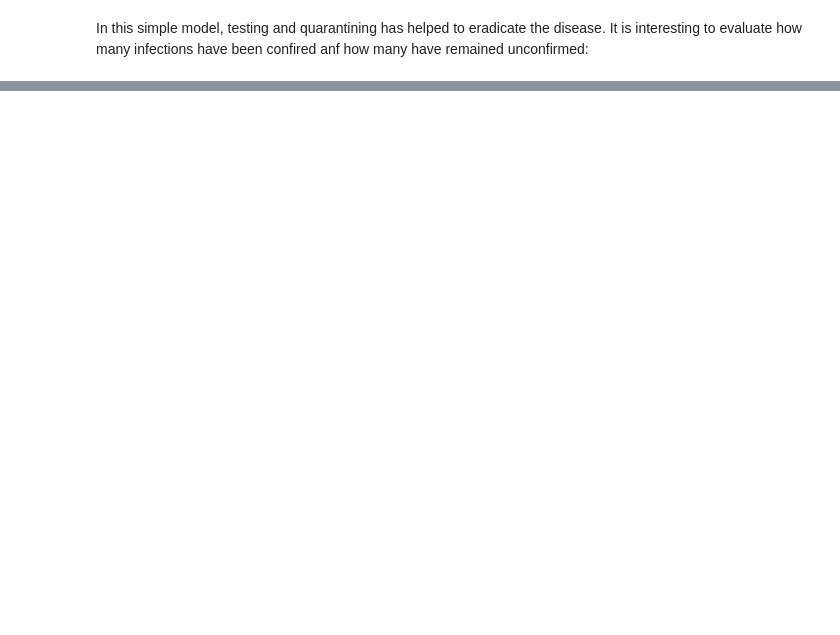
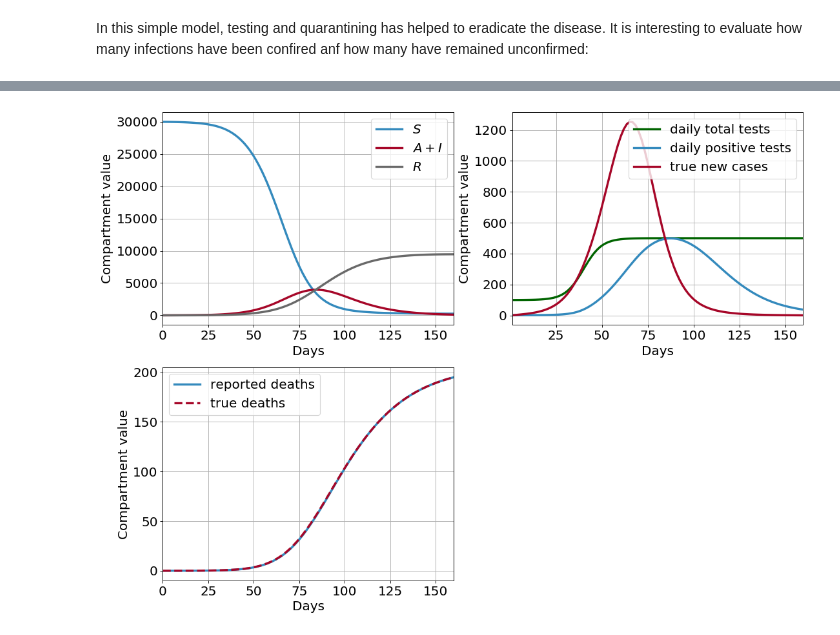
Before and after one commit to rajeshrinet/pyross, a Jupyter notebook: examples/deterministic/ex17-SppQ.ipynb, the cells around one changed output, grey strips where cells are left out. Cells and saved outputs as stored; diff of their text form; code cells hidden in the pictures; blank space fills up the shorter version.

```diff
--- a/examples/deterministic/ex17-SppQ.ipynb
+++ b/examples/deterministic/ex17-SppQ.ipynb
@@ -166,0 +270,59 @@ Total cases: 502
+# %%
+# plot the data and obtain the epidemic curve
+S  = np.sum(model.model_class_data('S', data), axis=1)
+E  = np.sum(model.model_class_data('E', data), axis=1)
+A  = np.sum(model.model_class_data('A', data), axis=1)
+Ia = np.sum(model.model_class_data('Ia', data), axis=1)
+Is = np.sum(model.model_class_data('Is', data), axis=1)
+Im = np.sum(model.model_class_data('Im', data), axis=1)
+R  = np.sum(model.model_class_data('R', data), axis=1)
+SQ  = np.sum(model.model_class_data('SQ', data), axis=1)
+EQ  = np.sum(model.model_class_data('EQ', data), axis=1)
+AQ  = np.sum(model.model_class_data('AQ', data), axis=1)
+IaQ = np.sum(model.model_class_data('IaQ', data), axis=1)
+IsQ = np.sum(model.model_class_data('IsQ', data), axis=1)
+ImQ = np.sum(model.model_class_data('ImQ', data), axis=1)
+RQ  = np.sum(model.model_class_data('RQ', data), axis=1)
+NQ  = np.sum(model.model_class_data('NiQ', data), axis=1)
+
+
+
+t = data['t']
+
+
+fig = plt.figure(num=None, figsize=(16, 12), dpi=80, facecolor='w', edgecolor='k')
+plt.rcParams.update({'font.size': 18})
+
+plt.subplot(2, 2, 1)
+plt.plot(t, S, '-', color="#348ABD", label='$S$', lw=3)
+plt.plot(t, A+Ia+Is+Im, '-', color='#A60628', label='$A+I$', lw=3)
+plt.plot(t, R, '-', color="dimgrey", label='$R$', lw=3)
+
+
+plt.legend(fontsize=18); plt.grid()
+plt.autoscale(enable=True, axis='x', tight=True)
+plt.ylabel('Compartment value')
+plt.xlabel('Days');
+
+plt.subplot(2, 2, 2)
+tm = t[1:]-0.5
+plt.plot(tm, [testRate(tt) for tt in tm], '-', color="darkgreen", label='daily total tests', lw=3)
+plt.plot(tm, np.diff(NQ), '-', color="#348ABD", label='daily positive tests', lw=3)
+plt.plot(tm, - np.diff(S+SQ), '-', color="#A60628", label='true new cases', lw=3)
+
+plt.legend(fontsize=18); plt.grid()
+plt.autoscale(enable=True, axis='x', tight=True)
+plt.ylabel('Compartment value')
+plt.xlabel('Days');
+
+plt.subplot(2, 2, 3)
+plt.plot(t, ImQ, '-', color="#348ABD", label='reported deaths', lw=3)
+plt.plot(t, Im+ImQ, '--', color='#A60628', label='true deaths', lw=3)
+
+
+plt.legend(fontsize=18); plt.grid()
+plt.autoscale(enable=True, axis='x', tight=True)
+plt.ylabel('Compartment value')
+plt.xlabel('Days');
+# %% [output]
+[figure, added]
```
Also changed, not shown: parts of 6 cells of this notebook, 1 other file.
